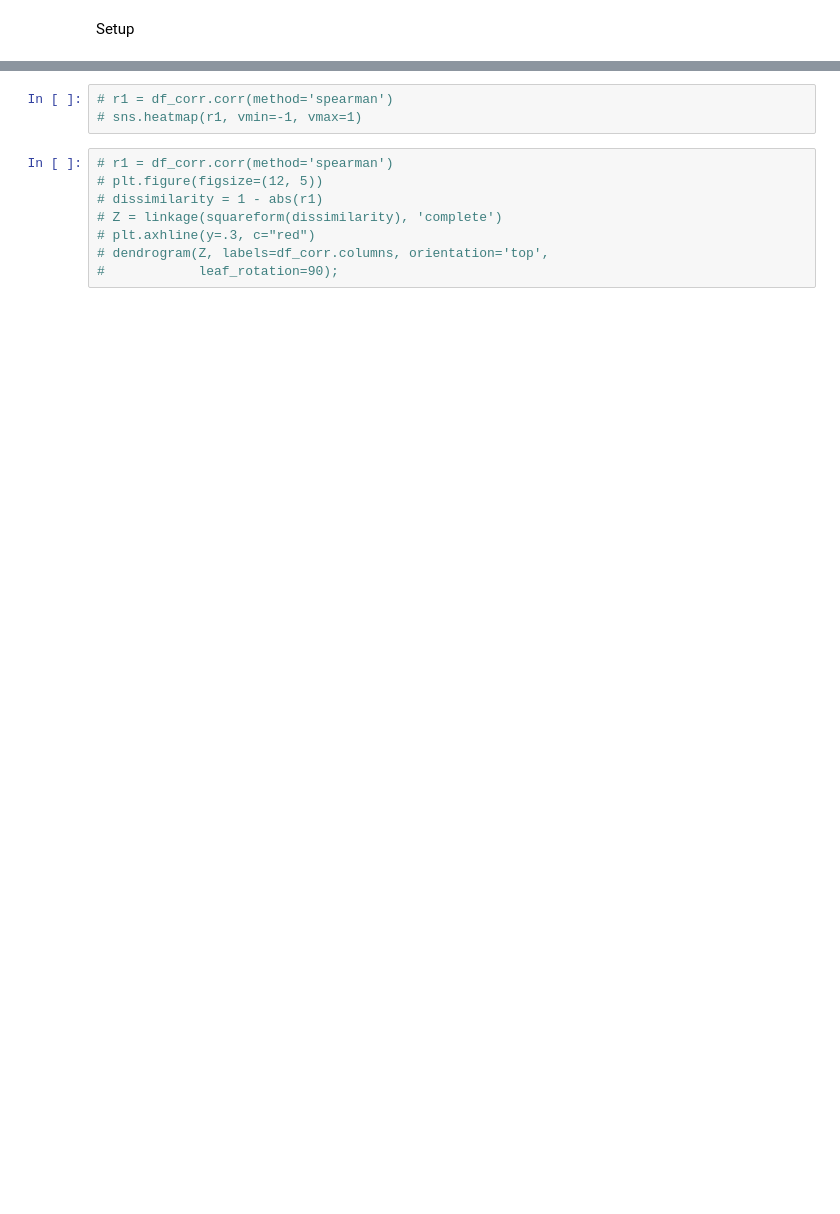
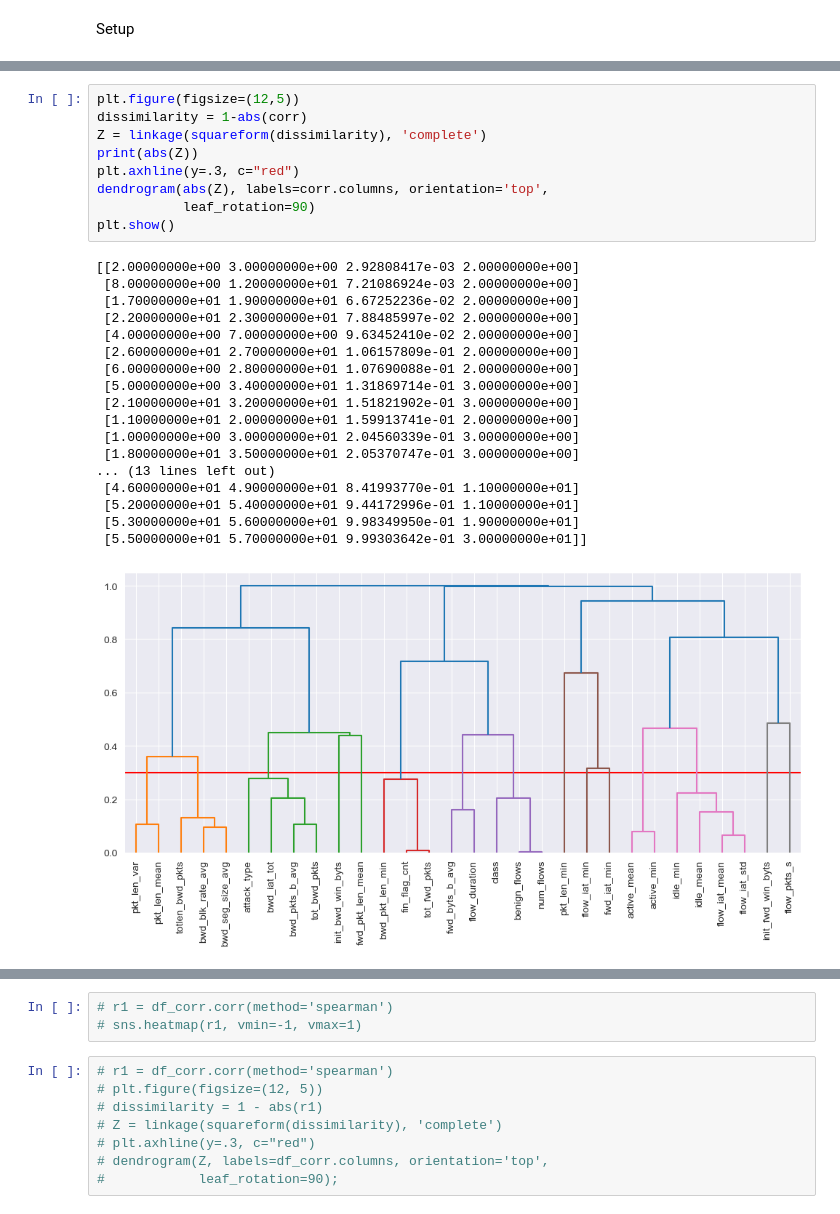
Before and after one commit to RedaMorsli/mlids_impact_analysis, a Jupyter notebook: analysis.ipynb, the cells around one changed output, grey strips where cells are left out. Saved outputs shown, nothing was run; the diff lists cells and outputs as text; blank space fills up the shorter version.

```diff
--- a/analysis.ipynb
+++ b/analysis.ipynb
@@ -89,0 +67,28 @@ plt.show()
+# %%
+plt.figure(figsize=(12,5))
+dissimilarity = 1-abs(corr)
+Z = linkage(squareform(dissimilarity), 'complete')
+print(abs(Z))
+plt.axhline(y=.3, c="red")
+dendrogram(abs(Z), labels=corr.columns, orientation='top',
+           leaf_rotation=90)
+plt.show()
+# %% [output]
+[[2.00000000e+00 3.00000000e+00 2.92808417e-03 2.00000000e+00]
+ [8.00000000e+00 1.20000000e+01 7.21086924e-03 2.00000000e+00]
+ [1.70000000e+01 1.90000000e+01 6.67252236e-02 2.00000000e+00]
+ [2.20000000e+01 2.30000000e+01 7.88485997e-02 2.00000000e+00]
+ [4.00000000e+00 7.00000000e+00 9.63452410e-02 2.00000000e+00]
+ [2.60000000e+01 2.70000000e+01 1.06157809e-01 2.00000000e+00]
+ [6.00000000e+00 2.80000000e+01 1.07690088e-01 2.00000000e+00]
+ [5.00000000e+00 3.40000000e+01 1.31869714e-01 3.00000000e+00]
+ [2.10000000e+01 3.20000000e+01 1.51821902e-01 3.00000000e+00]
+ [1.10000000e+01 2.00000000e+01 1.59913741e-01 2.00000000e+00]
+ [1.00000000e+00 3.00000000e+01 2.04560339e-01 3.00000000e+00]
+ [1.80000000e+01 3.50000000e+01 2.05370747e-01 3.00000000e+00]
+... (13 lines left out)
+ [4.60000000e+01 4.90000000e+01 8.41993770e-01 1.10000000e+01]
+ [5.20000000e+01 5.40000000e+01 9.44172996e-01 1.10000000e+01]
+ [5.30000000e+01 5.60000000e+01 9.98349950e-01 1.90000000e+01]
+ [5.50000000e+01 5.70000000e+01 9.99303642e-01 3.00000000e+01]]
+[figure, added]
```
Also changed, not shown: parts of 18 cells of this notebook, 4 other files.
